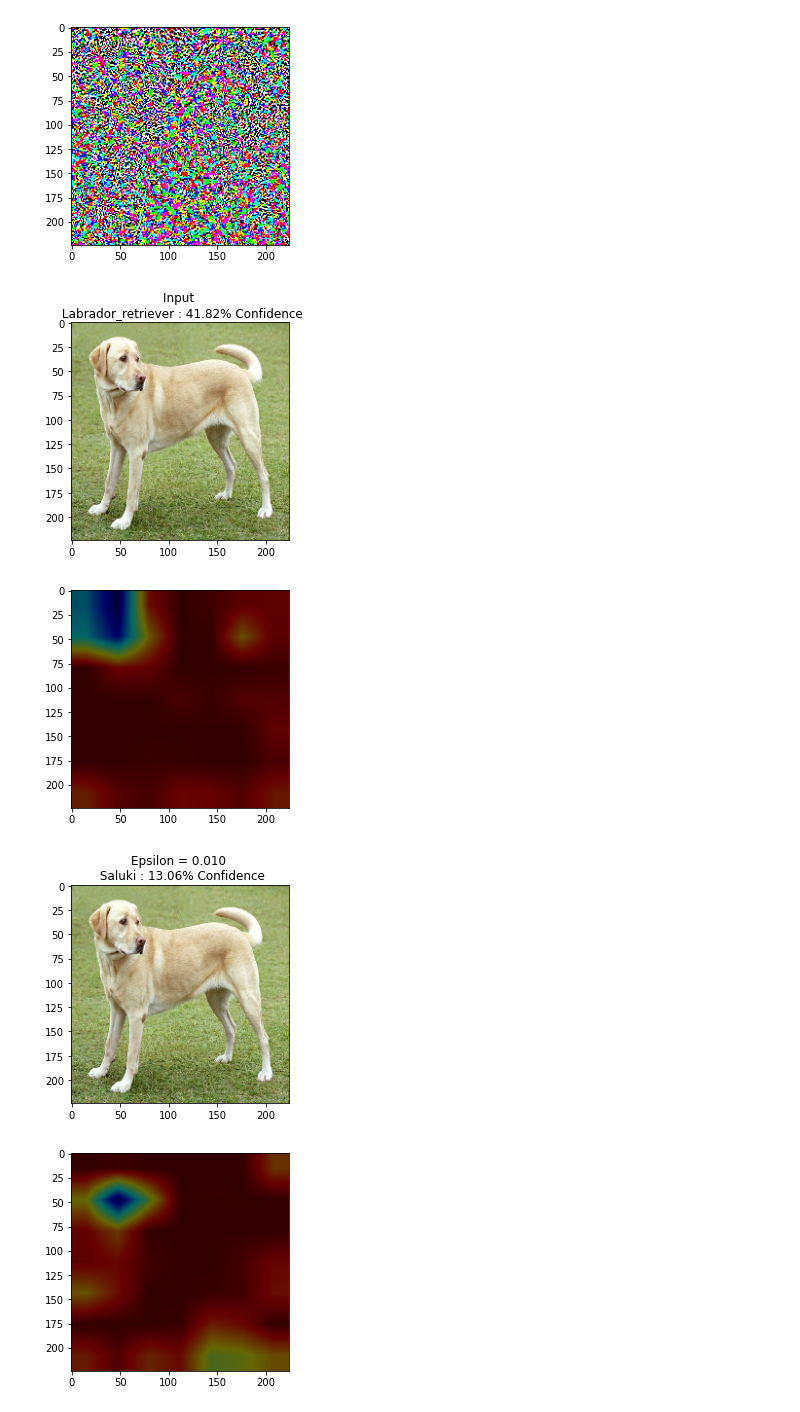
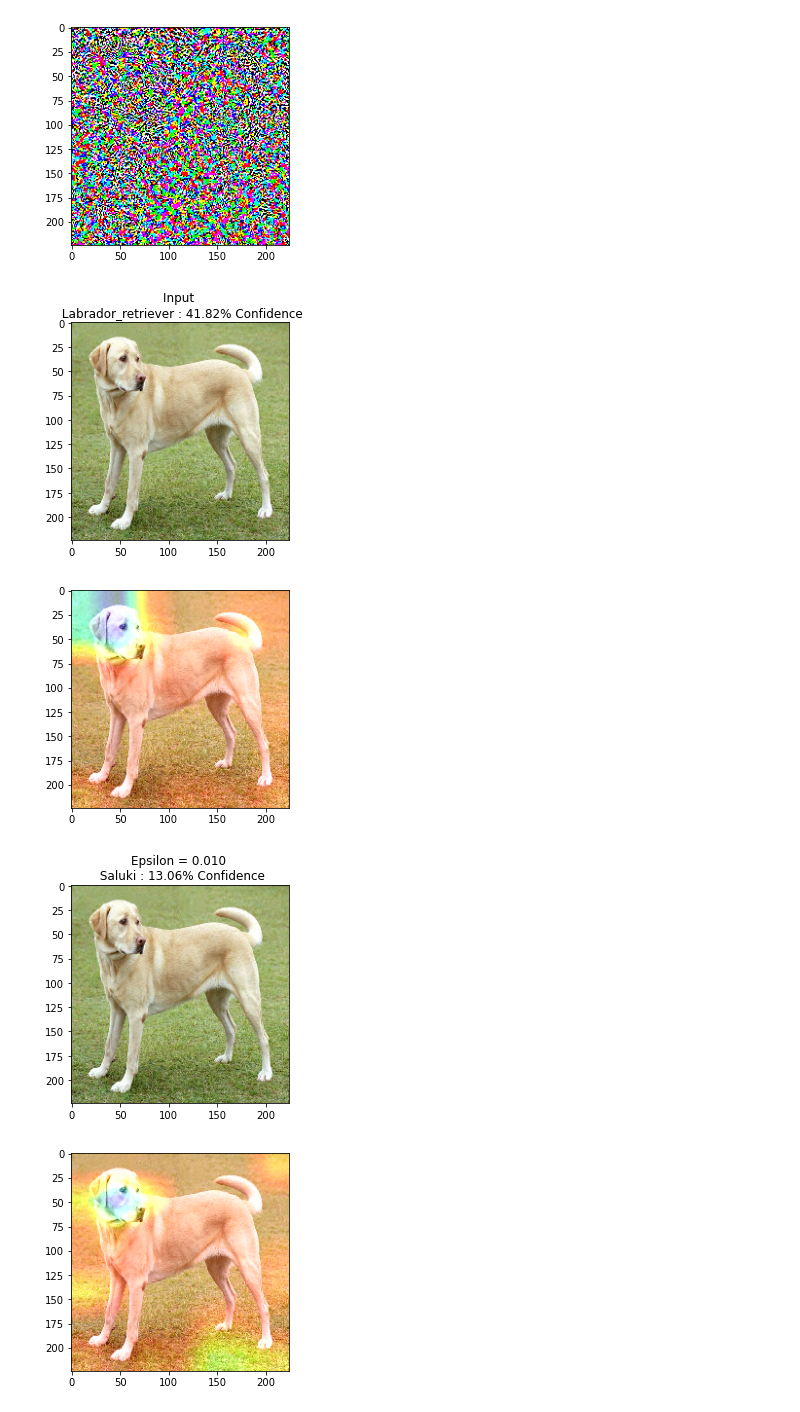
Before and after one commit to anirudhseth/Explanations-using-Grad-CAM, a Jupyter notebook: example.ipynb, the cells around one changed output. Drawn from its saved outputs; the diff is of its cells as text; code cells hidden in the pictures.

```diff
--- a/example.ipynb
+++ b/example.ipynb
@@ -151,19 +151,21 @@ def display_images(image, description):
 # %%
 epsilons = [0, 0.01, 0.1, 0.15]
 descriptions = [('Epsilon = {:0.3f}'.format(eps) if eps else 'Input')
                 for eps in epsilons]
 
 for i, eps in enumerate(epsilons):
     adv_x = image + eps*perturbations
     adv_x = tf.clip_by_value(adv_x, -1, 1)
     display_images(adv_x, descriptions[i])
+
+    orig_img,img=imagenet_utils.load_test_img(image_path)
     g= gradcam(model,'block_16_expand_relu',(224,224))
     heatmap=g.get_heatmap(adv_x)
-    heatmap_colormap,overlayed_img=imagenet_utils.overlay_heatmap(adv_x[0],heatmap)
+    heatmap_colormap,overlayed_img=imagenet_utils.overlay_heatmap(orig_img,heatmap)
     plt.imshow(overlayed_img)
 # %% [output]
 [figure]
-[figure, old version]
+[figure, new version]
 [figure]
-[figure, old version]
+[figure, new version]
 [figure]
```
Also changed, not shown: parts of 1 cell of this notebook, 1 other file.
